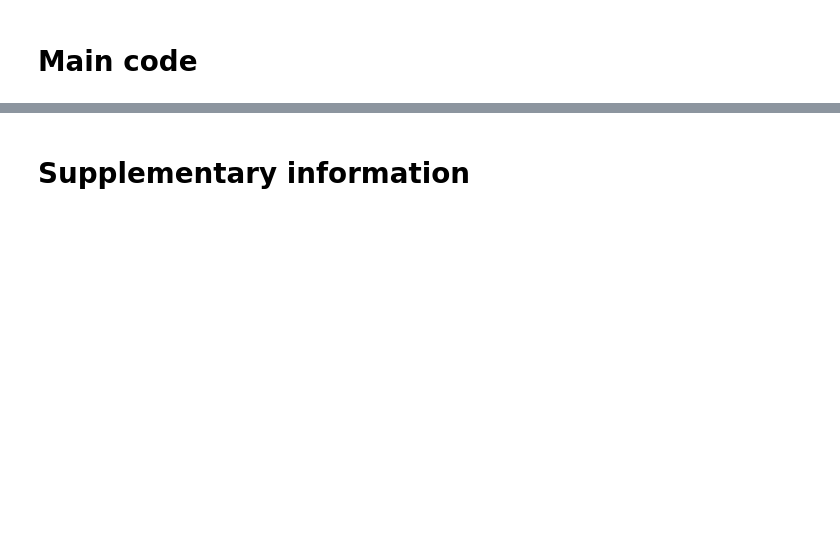
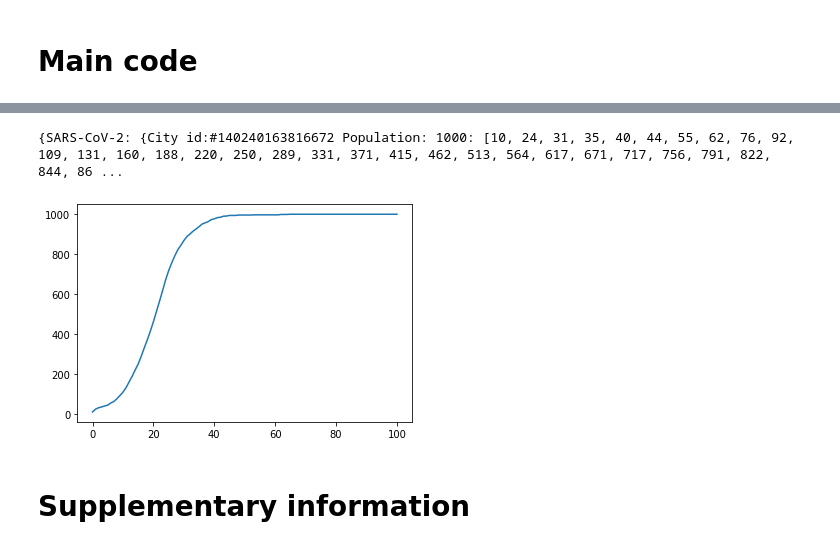
Before and after one commit to vsojo/covid19, a Jupyter notebook: Covid19_model.ipynb, the cells around one changed output, grey strips where cells are left out. Saved outputs shown, nothing was run; the diff lists cells and outputs as text; code cells hidden in the pictures; blank space fills up the shorter version.

```diff
--- a/Covid19_model.ipynb
+++ b/Covid19_model.ipynb
@@ -820,0 +1023,14 @@ This is the SARS-CoV-2/Covid-19 Virus
+# %%
+#@title A few parameters for this simulation
+
+print("Population of the City")
+w_population = ipywidgets.IntText(value = 1000)
+display(w_population)
+
+print("Proportion of people infected a priori")
+w_p_infected_a_priori = ipywidgets.FloatSlider(value=0.01, min=0.0, max=1.0, step=0.01)
+display(w_p_infected_a_priori)
+
+print("Number of iterations (days)")
+w_n_iterations = ipywidgets.IntText(value = 100)
+display(w_n_iterations)
@@ -821,2 +1044,51 @@ This is the SARS-CoV-2/Covid-19 Virus
+# %%
+#@title code
+PROP_INFECTED_A_PRIORI = w_p_infected_a_priori.value
+N_ITERATIONS = w_n_iterations.value
+
+
+rands = []
+c = City(population=w_population.value)
+cities = [c] # A list of all cities
+v = Virus(name="SARS-CoV-2")
+infections = [v] # A list of all infections going on
+
+# infect a few just to get started
+for i in range(round(c.population()*PROP_INFECTED_A_PRIORI)):
+    c.people()[i].get_infected(v)
+# end for: infecting a few Persons in the City
+
+# n_infected_tracker is a dictionary whose keys are infections. The values are themselves dictionaries,
+# with the key being each city, and the values a list of counts of infected people in that city for
+# that infection, per iteration. So, each entry in the inner list is a count per infection per day
+n_infected_tracker = {}
+
+# INITIALISE THE INFECTIONS COUNT TRACKER
+for infection in infections:
+  n_infected_tracker[infection] = {}
+  for city in cities:
+    n_infected_tracker[infection][city] = [city.n_infected(infection)]
+# end for: feeding the infection counts tracker
+
+for i in range(N_ITERATIONS):
+  for city in cities:
+    city.run_iteration()
+
+  for infection in infections:
+    for city in cities:
+      n_infected_tracker[infection][city].append(city.n_infected(infection))
+    # end for: going over each city
+  # end for: going over all infections
+# end for: ITERATIONS (i.e. DAYS)
+
+print(n_infected_tracker)
+for infection, cities in n_infected_tracker.items():
+  for city, city_count in cities.items():
+    #print(f"\n{50*'*'}\n\tNumber of citizens of {city} infected with {infection}\n")
+    plt.plot(city_count)
+    plt.show()
+# %% [output]
+{SARS-CoV-2: {City id:#140240163816672 Population: 1000: [10, 24, 31, 35, 40, 44, 55, 62, 76, 92, 109, 131, 160, 188, 220, 250, 289, 331, 371, 415, 462, 513, 564, 617, 671, 717, 756, 791, 822, 844, 86 ...
+[figure, added]
 # %% [markdown]
 # Supplementary information
```
Also changed, not shown: parts of 27 cells of this notebook.
